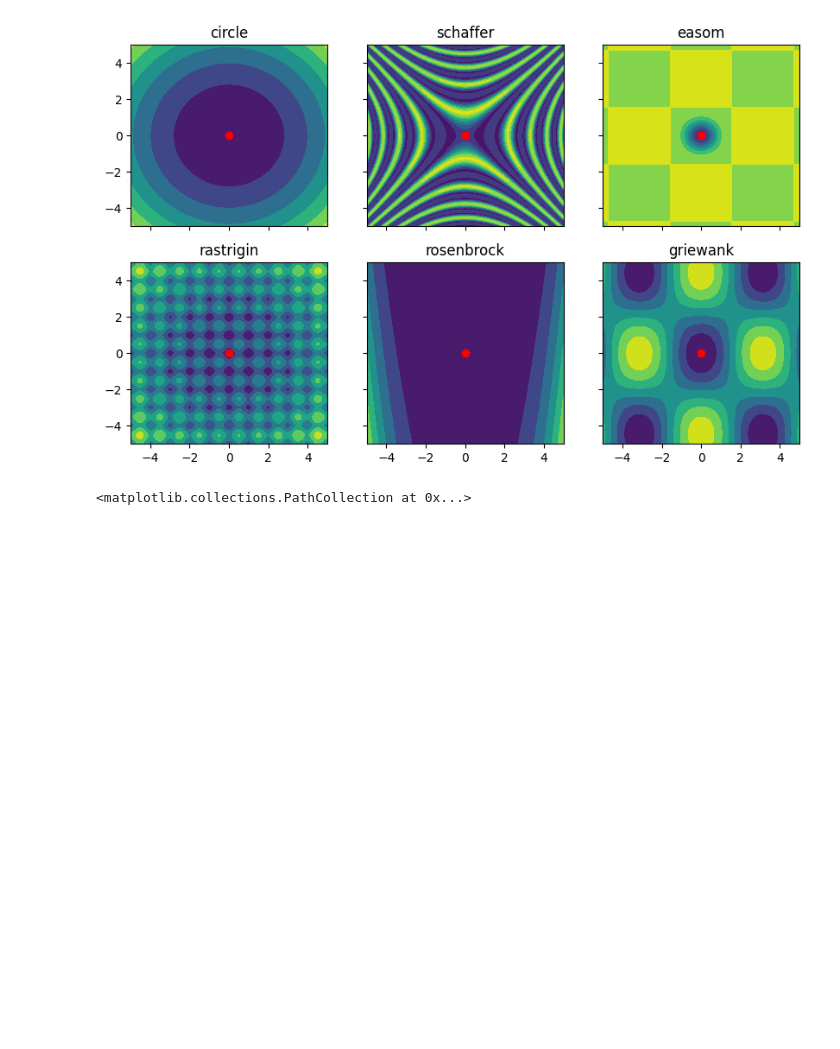
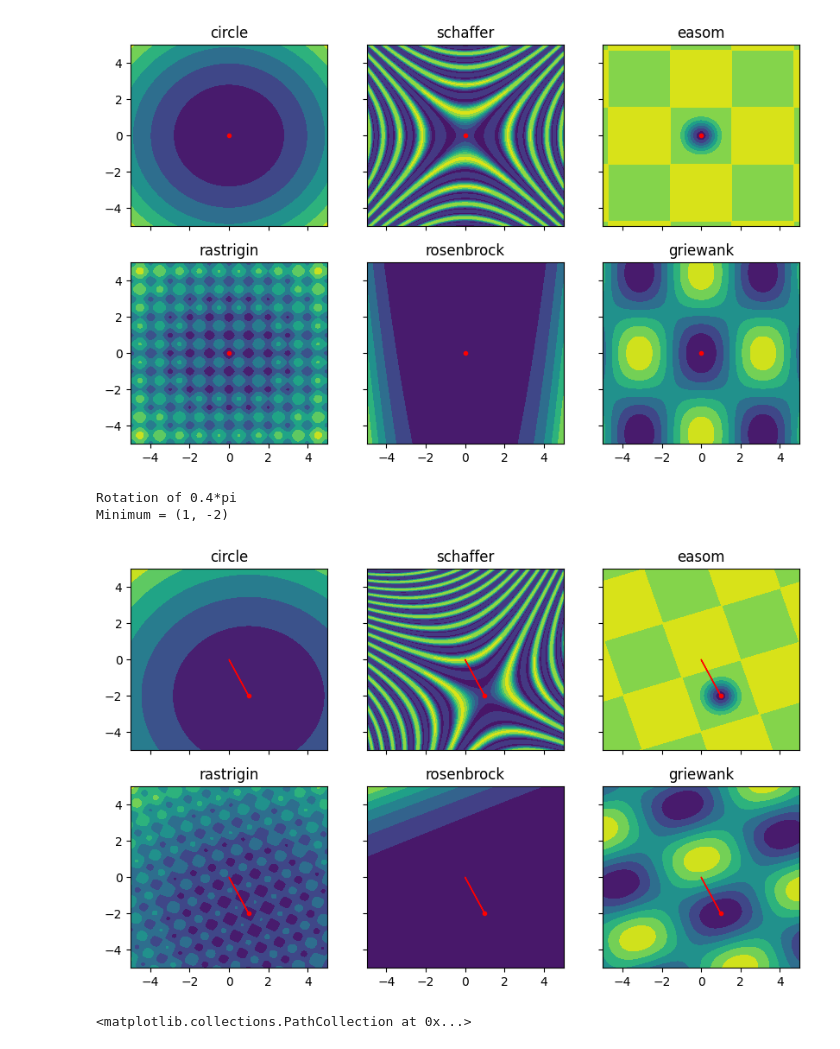
Before and after one commit to andreg24/PSO_GP_project, a Jupyter notebook: pso.ipynb, the cells around one changed output. Drawn from its saved outputs; the diff is of its cells as text; code cells hidden in the pictures; blank space fills up the shorter version.

```diff
--- a/pso.ipynb
+++ b/pso.ipynb
@@ -69,24 +30,43 @@ basic_landscapes = [
 # %%
-# plot all landscapes
+# plot standard landscapes
 
-lim = 5
-x = np.linspace(-lim, lim, 1000)
-y = np.linspace(-lim, lim, 1000)
-X, Y = np.meshgrid(x, y)
-X_flat, Y_flat = X.flatten(), Y.flatten()
-pts = np.array([X_flat,Y_flat]).T.copy()
-
-fig, axs = plt.subplots(2, 3, figsize=(10, 6), sharex=True, sharey=True)
+fig1, axs1 = plt.subplots(2, 3, figsize=(10, 6), sharex=True, sharey=True)
 
 for i in range(6):
-    landscape = basic_landscapes[i]
-    fit = landscape.func((pts))
-    ax = axs[i%2, i//2]
+    landscape = Landscape(landscapes_names[i], landscapes_dict[landscapes_names[i]])
+    # landscape.rotation = rotation
+    fit = landscape(pts)
+    ax = axs1[i%2, i//2]
     ax.contourf(Y, X, fit.reshape(1000, 1000).T, alpha=1)
-    ax.scatter(landscape.minima[0, 0], landscape.minima[0, 1], color='red', )
+    ax.scatter(landscape.minimum[0, 0], landscape.minimum[0, 1], color='red', s=9)
     ax.set_title(landscape.name)
 # %% [output]
 [figure]
+# %%
+# plot rotated/translated landscapes
+
+angle = 0.4 # pi/4
+rotation = generate_rotation_matrix(angle*np.pi)
+minimum = np.array([[1, -2]])
+print(f'Rotation of {angle}*pi')
+print(f'Minimum = ({minimum[0, 0]}, {minimum[0, 1]})')
+
+fig2, axs2 = plt.subplots(2, 3, figsize=(10, 6), sharex=True, sharey=True)
+
+for i in range(6):
+    landscape = Landscape(landscapes_names[i], landscapes_dict[landscapes_names[i]])
+    landscape.rotation = rotation
+    landscape.minimum = minimum
+    fit = landscape(pts)
+    ax = axs2[i%2, i//2]
+    ax.contourf(Y, X, fit.reshape(1000, 1000).T, alpha=1)
+    ax.scatter(landscape.minimum[0, 0], landscape.minimum[0, 1], color='red', s=9)
+    ax.arrow(0, 0, landscape.minimum[0, 0], landscape.minimum[0, 1], color='red')
+    ax.set_title(landscape.name)
+# %% [output]
+Rotation of 0.4*pi
+Minimum = (1, -2)
+[figure, added]
 # %%
 # plot single landscape
 
```
Also changed, not shown: parts of 43 cells of this notebook, 9 other files.
